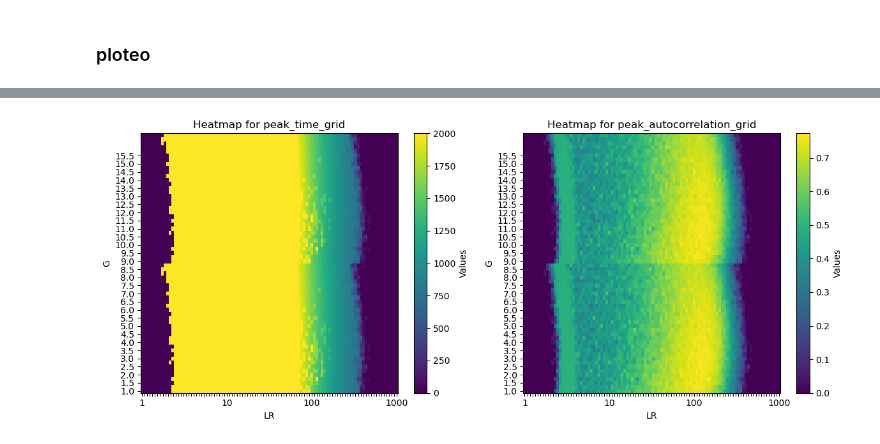
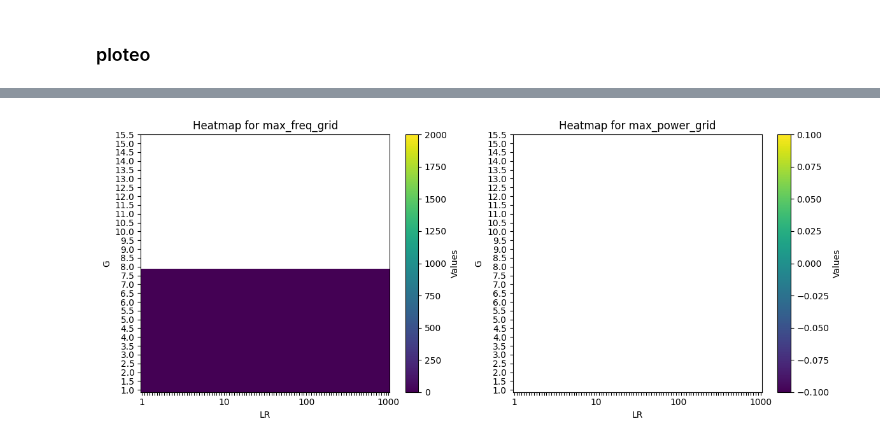
Before and after one commit to Picardian14/dyn_fic_dmf, a Jupyter notebook: python/slow_waves_tester.ipynb, the cells around one changed output, grey strips where cells are left out. Saved outputs shown, nothing was run; the diff lists cells and outputs as text; code cells hidden in the pictures.

```diff
--- a/python/slow_waves_tester.ipynb
+++ b/python/slow_waves_tester.ipynb
@@ -186,15 +222,13 @@ for array_name, array_data in arrays_to_save.items():
 # %%
 import os
-import numpy as np
 arrays_to_save = [
-    'peak_autocorrelation_grid',
-    'peak_time_grid',
+    'max_freq_grid',
+    'max_power_grid',
     'corr_to_sc_grid',
     'homeostatic_fittness_grid',
     'rates_grid',
-    'fic_t_grid']
-
-
+    'fic_t_grid'
+]
 results_folder = "./Results/slow_waves08"
 
 results_08 = {}
@@ -265,37 +550,37 @@ import matplotlib.pyplot as plt
 G_max = 16
 G_step = 0.25
 G_range = np.arange(1,G_max,G_step)
 LR_range = np.logspace(0, 3,100)
 
 
 fig, axes = plt.subplots(1, 2, figsize=(12, 5))
-# Heatmap for peak_time_grid
-im1 = axes[0].imshow(np.mean(peak_time_grid,axis=0), cmap='viridis', origin='lower', aspect='auto', vmax=2000)
-axes[0].set_title('Heatmap for peak_time_grid')
+# Heatmap for max_freq_grid
+im1 = axes[0].imshow(np.mean(max_freq_grid,axis=0), cmap='viridis', origin='lower', aspect='auto', vmax=2000)
+axes[0].set_title('Heatmap for max_freq_grid')
 axes[0].set_xlabel('LR')
 axes[0].set_ylabel('G')
 # Set logarithmic tick labels for LR
 log_labels = ['' for _ in range(len(LR_range))]
 log_labels[0] = 1
 log_labels[33] = 10
 log_labels[66] = 100
 log_labels[99] = 1000
 axes[0].set_xticks(range(len(LR_range)))
 axes[0].set_xticklabels(log_labels)
 axes[0].set_yticks(range(0,60,2))
 axes[0].set_yticklabels(G_range[range(0,60,2)])
 plt.colorbar(im1, ax=axes[0], label='Values')
-# Heatmap for peak_autocorrelation_grid
-im2 = axes[1].imshow(np.mean(peak_autocorrelation_grid,axis=0), cmap='viridis', origin='lower', aspect='auto')
-axes[1].set_title('Heatmap for peak_autocorrelation_grid')
+# Heatmap for max_power_grid
+im2 = axes[1].imshow(np.mean(max_power_grid,axis=0), cmap='viridis', origin='lower', aspect='auto')
+axes[1].set_title('Heatmap for max_power_grid')
 axes[1].set_xlabel('LR')
 axes[1].set_ylabel('G')
 axes[1].set_xticks(range(len(LR_range)))
 axes[1].set_xticklabels(log_labels)
 axes[1].set_yticks(range(0,60,2))
 axes[1].set_yticklabels(G_range[range(0,60,2)])
 plt.colorbar(im2, ax=axes[1], label='Values')
 plt.tight_layout()
 plt.show()
 # %% [output]
-[figure, old version]
+[figure, new version]
```
Also changed, not shown: parts of 21 cells of this notebook, 12 other files.
